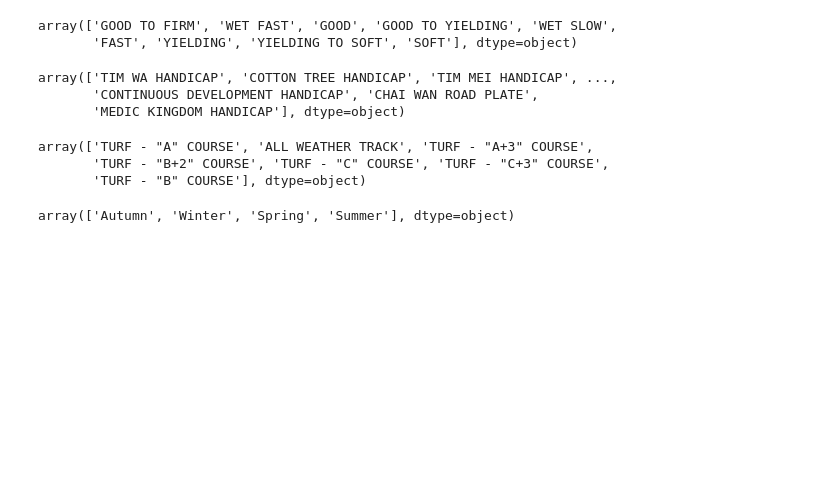
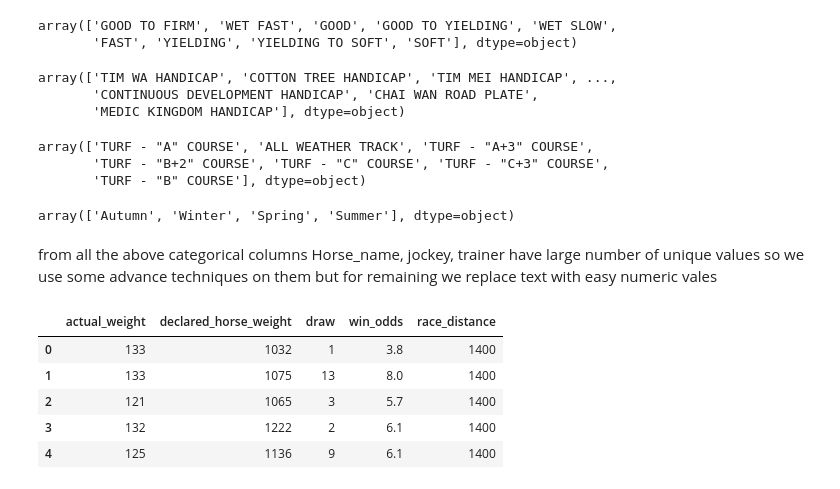
Before and after one commit to vaibhavthapli/Horse_race_big_data_derby_2022, a Jupyter notebook: data_transformation.ipynb, the cells around one changed output. Drawn from its saved outputs; the diff is of its cells as text; code cells hidden in the pictures; blank space fills up the shorter version.

```diff
--- a/data_transformation.ipynb
+++ b/data_transformation.ipynb
@@ -228,3 +254,5 @@ array(['TURF - "A" COURSE', 'ALL WEATHER TRACK', 'TURF - "A+3" COURSE',
 new_df.Season.unique()
 # %% [output]
 array(['Autumn', 'Winter', 'Spring', 'Summer'], dtype=object)
+# %% [markdown]
+from all the above categorical columns Horse_name, jockey, trainer have large number of unique values so we use some advance techniques on them but for remaining we replace text with easy numeric vales
@@ -230,0 +262,9 @@ array(['Autumn', 'Winter', 'Spring', 'Summer'], dtype=object)
+# %%
+numeric_df.head()
+# %% [output]
+|  | actual_weight | declared_horse_weight | draw | win_odds | race_distance |
+| 0 | 133 | 1032 | 1 | 3.8 | 1400 |
+| 1 | 133 | 1075 | 13 | 8.0 | 1400 |
+| 2 | 121 | 1065 | 3 | 5.7 | 1400 |
+| 3 | 132 | 1222 | 2 | 6.1 | 1400 |
+| 4 | 125 | 1136 | 9 | 6.1 | 1400 |
```
Also changed, not shown: parts of 9 cells of this notebook, 1 other file.
